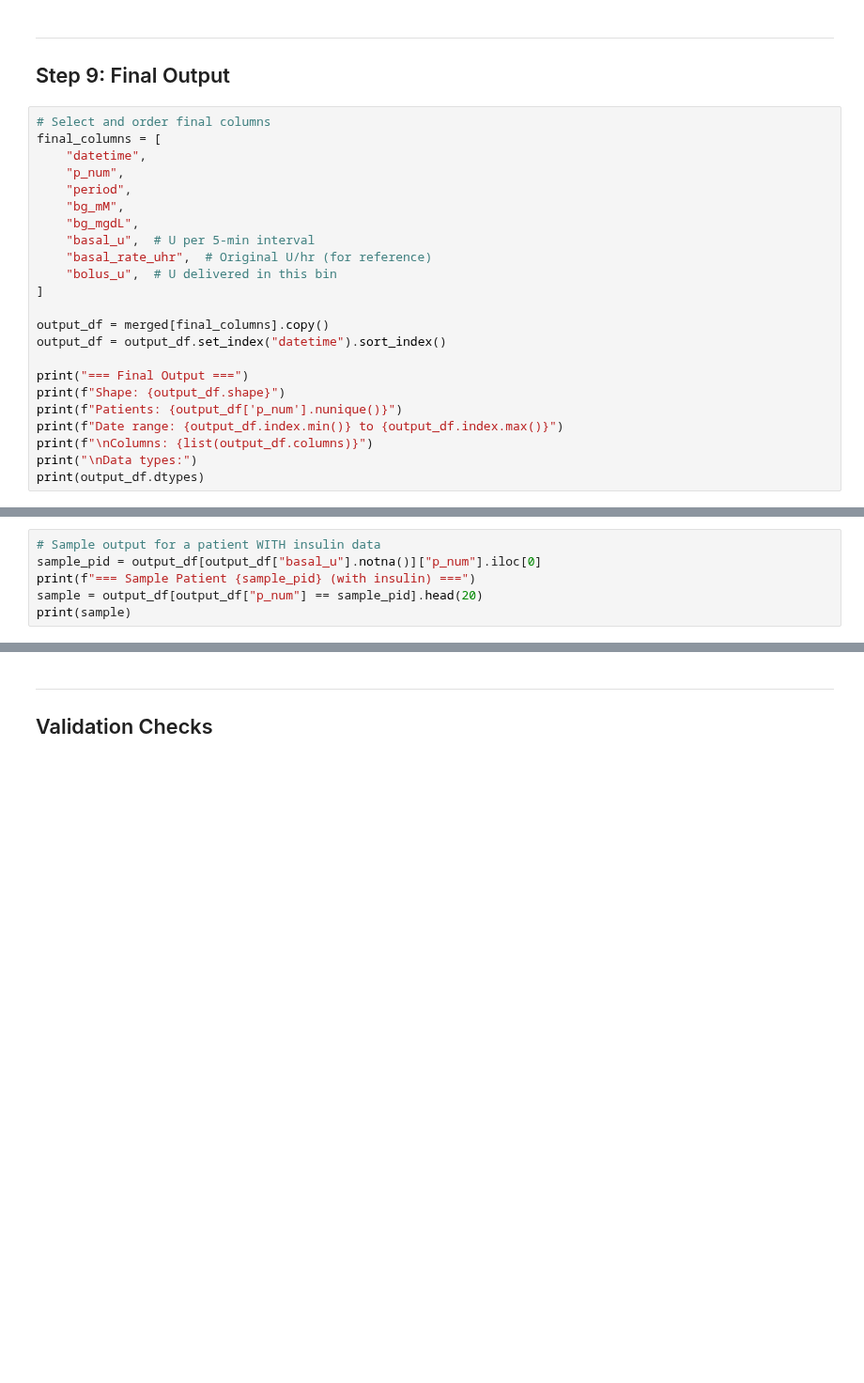
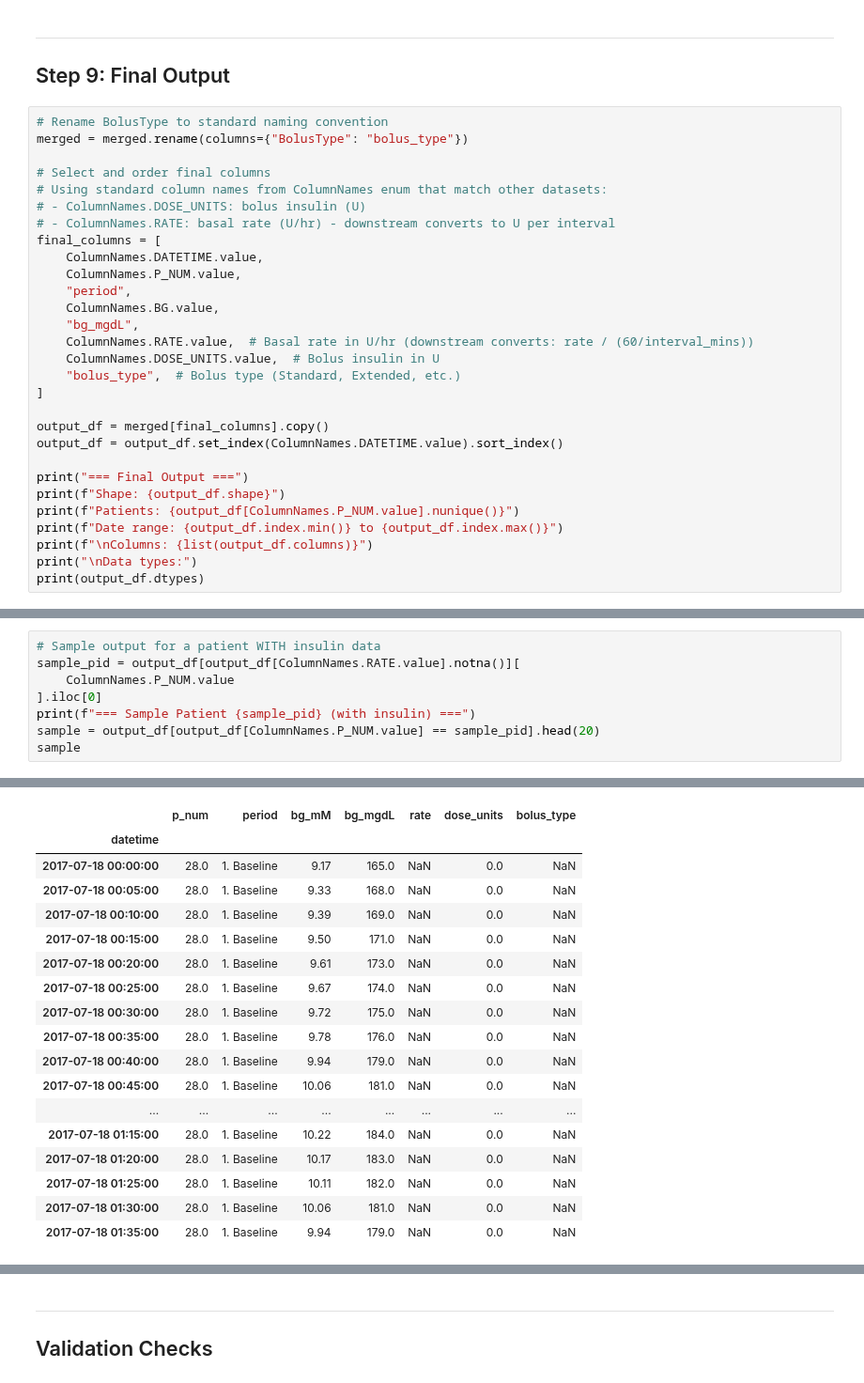
Before and after one commit to Blood-Glucose-Control/nocturnal-hypo-gly-prob-forecast, a Jupyter notebook: docs-internal/notebooks/3.19-ad-ag-ss-db-brown-data-pipeline.ipynb, the cells around one changed output, grey strips where cells are left out. Shown at 94% size. Saved outputs shown, nothing was run; the diff lists cells and outputs as text; blank space fills up the shorter version.

```diff
--- a/docs-internal/notebooks/3.19-ad-ag-ss-db-brown-data-pipeline.ipynb
+++ b/docs-internal/notebooks/3.19-ad-ag-ss-db-brown-data-pipeline.ipynb
@@ -545,24 +579,30 @@ NaN from leading values (before 1st rate change): 556,108 (18.6%)
 ---
 ## Step 9: Final Output
 # %%
+# Rename BolusType to standard naming convention
+merged = merged.rename(columns={"BolusType": "bolus_type"})
+
 # Select and order final columns
+# Using standard column names from ColumnNames enum that match other datasets:
+# - ColumnNames.DOSE_UNITS: bolus insulin (U)
+# - ColumnNames.RATE: basal rate (U/hr) - downstream converts to U per interval
 final_columns = [
-    "datetime",
-    "p_num",
+    ColumnNames.DATETIME.value,
+    ColumnNames.P_NUM.value,
     "period",
-    "bg_mM",
+    ColumnNames.BG.value,
     "bg_mgdL",
-    "basal_u",  # U per 5-min interval
-    "basal_rate_uhr",  # Original U/hr (for reference)
-    "bolus_u",  # U delivered in this bin
+    ColumnNames.RATE.value,  # Basal rate in U/hr (downstream converts: rate / (60/interval_mins))
+    ColumnNames.DOSE_UNITS.value,  # Bolus insulin in U
+    "bolus_type",  # Bolus type (Standard, Extended, etc.)
 ]
 
 output_df = merged[final_columns].copy()
-output_df = output_df.set_index("datetime").sort_index()
+output_df = output_df.set_index(ColumnNames.DATETIME.value).sort_index()
 
 print("=== Final Output ===")
 print(f"Shape: {output_df.shape}")
-print(f"Patients: {output_df['p_num'].nunique()}")
+print(f"Patients: {output_df[ColumnNames.P_NUM.value].nunique()}")
 print(f"Date range: {output_df.index.min()} to {output_df.index.max()}")
 print(f"\nColumns: {list(output_df.columns)}")
 print("\nData types:")
@@ -586,7 +626,10 @@ bolus_u           float64
 dtype: object
 # %%
 # Sample output for a patient WITH insulin data
-sample_pid = output_df[output_df["basal_u"].notna()]["p_num"].iloc[0]
+sample_pid = output_df[output_df[ColumnNames.RATE.value].notna()][
+    ColumnNames.P_NUM.value
+].iloc[0]
 print(f"=== Sample Patient {sample_pid} (with insulin) ===")
-sample = output_df[output_df["p_num"] == sample_pid].head(20)
-print(sample)
+sample = output_df[output_df[ColumnNames.P_NUM.value] == sample_pid].head(20)
+sample
+# %% [output]
@@ -593,2 +637,20 @@ print(sample)
+|  | p_num | period | bg_mM | bg_mgdL | rate | dose_units | bolus_type |
+| datetime |  |  |  |  |  |  |  |
+| 2017-07-18 00:00:00 | 28.0 | 1. Baseline | 9.17 | 165.0 | NaN | 0.0 | NaN |
+| 2017-07-18 00:05:00 | 28.0 | 1. Baseline | 9.33 | 168.0 | NaN | 0.0 | NaN |
+| 2017-07-18 00:10:00 | 28.0 | 1. Baseline | 9.39 | 169.0 | NaN | 0.0 | NaN |
+| 2017-07-18 00:15:00 | 28.0 | 1. Baseline | 9.50 | 171.0 | NaN | 0.0 | NaN |
+| 2017-07-18 00:20:00 | 28.0 | 1. Baseline | 9.61 | 173.0 | NaN | 0.0 | NaN |
+| 2017-07-18 00:25:00 | 28.0 | 1. Baseline | 9.67 | 174.0 | NaN | 0.0 | NaN |
+| 2017-07-18 00:30:00 | 28.0 | 1. Baseline | 9.72 | 175.0 | NaN | 0.0 | NaN |
+| 2017-07-18 00:35:00 | 28.0 | 1. Baseline | 9.78 | 176.0 | NaN | 0.0 | NaN |
+| 2017-07-18 00:40:00 | 28.0 | 1. Baseline | 9.94 | 179.0 | NaN | 0.0 | NaN |
+| 2017-07-18 00:45:00 | 28.0 | 1. Baseline | 10.06 | 181.0 | NaN | 0.0 | NaN |
+| ... | ... | ... | ... | ... | ... | ... | ... |
+| 2017-07-18 01:15:00 | 28.0 | 1. Baseline | 10.22 | 184.0 | NaN | 0.0 | NaN |
+| 2017-07-18 01:20:00 | 28.0 | 1. Baseline | 10.17 | 183.0 | NaN | 0.0 | NaN |
+| 2017-07-18 01:25:00 | 28.0 | 1. Baseline | 10.11 | 182.0 | NaN | 0.0 | NaN |
+| 2017-07-18 01:30:00 | 28.0 | 1. Baseline | 10.06 | 181.0 | NaN | 0.0 | NaN |
+| 2017-07-18 01:35:00 | 28.0 | 1. Baseline | 9.94 | 179.0 | NaN | 0.0 | NaN |
 # %%
 # Sample output for a patient WITHOUT insulin data
```
Also changed, not shown: parts of 13 cells of this notebook, 2 other files.
